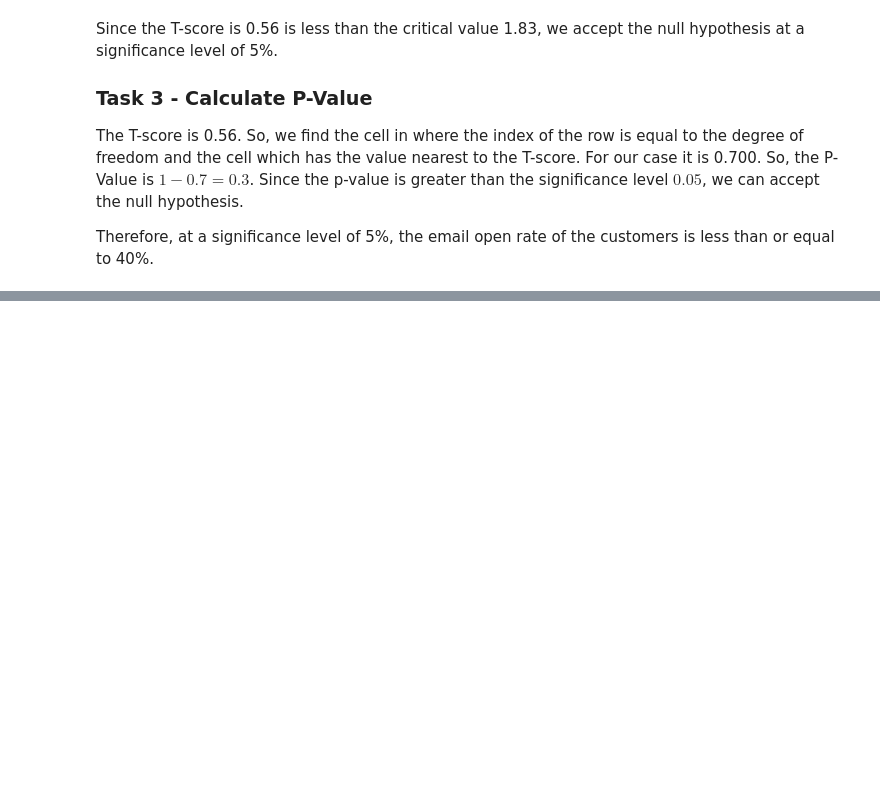
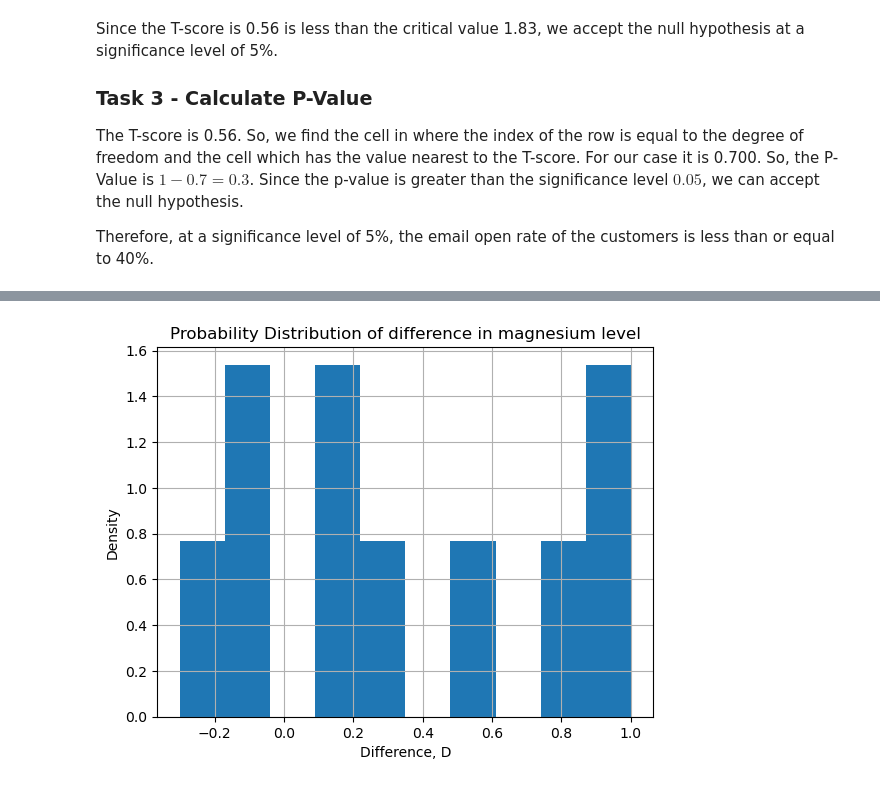
Before and after one commit to zuhairmhtb/Data-Science, a Jupyter notebook: Data Science - Statistics Part 3/Data_Science_Part_2_Statistics_III.ipynb, the cells around one changed output, grey strips where cells are left out. Cells and saved outputs as stored; diff of their text form; code cells hidden in the pictures; blank space fills up the shorter version.

```diff
--- a/Data Science - Statistics Part 3/Data_Science_Part_2_Statistics_III.ipynb
+++ b/Data Science - Statistics Part 3/Data_Science_Part_2_Statistics_III.ipynb
@@ -500,0 +519,4 @@ Therefore, at a significance level of 5\%, the email open rate of the customers
+# %%
+df = pd.read_excel('blood_magnesium_level.xlsx')
+df.info()
+df.head()
@@ -500,0 +539,3 @@ Therefore, at a significance level of 5\%, the email open rate of the customers
+# %%
+df['D'] = df['After'] - df['Before']
+df.head()
@@ -500,0 +549,10 @@ Therefore, at a significance level of 5\%, the email open rate of the customers
+# %%
+plt.figure()
+plt.hist(df['D'], density=True)
+plt.grid()
+plt.title("Probability Distribution of difference in magnesium level")
+plt.xlabel("Difference, D")
+plt.ylabel("Density")
+plt.show()
+# %% [output]
+[figure, added]
```
Also changed, not shown: parts of 25 cells of this notebook, 2 other files.
